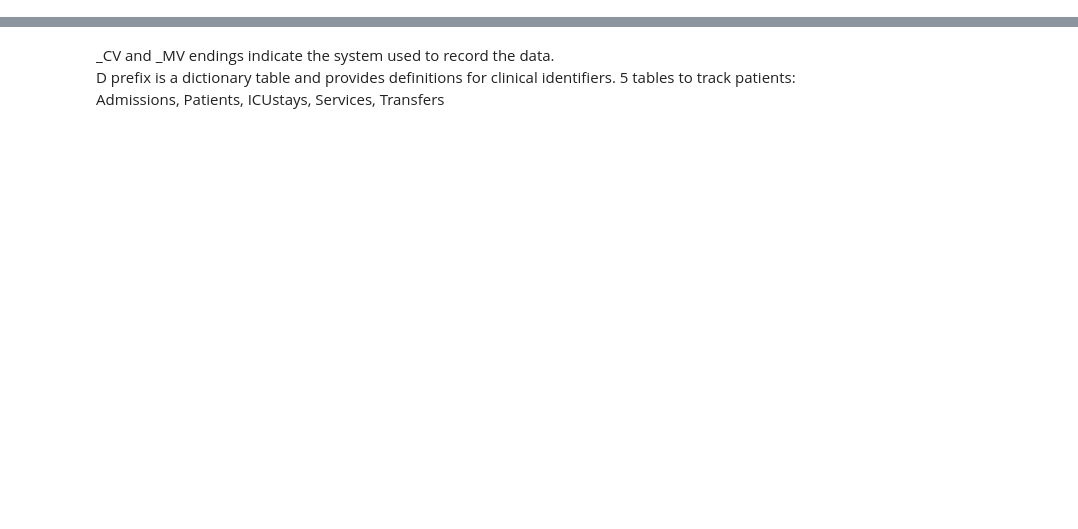
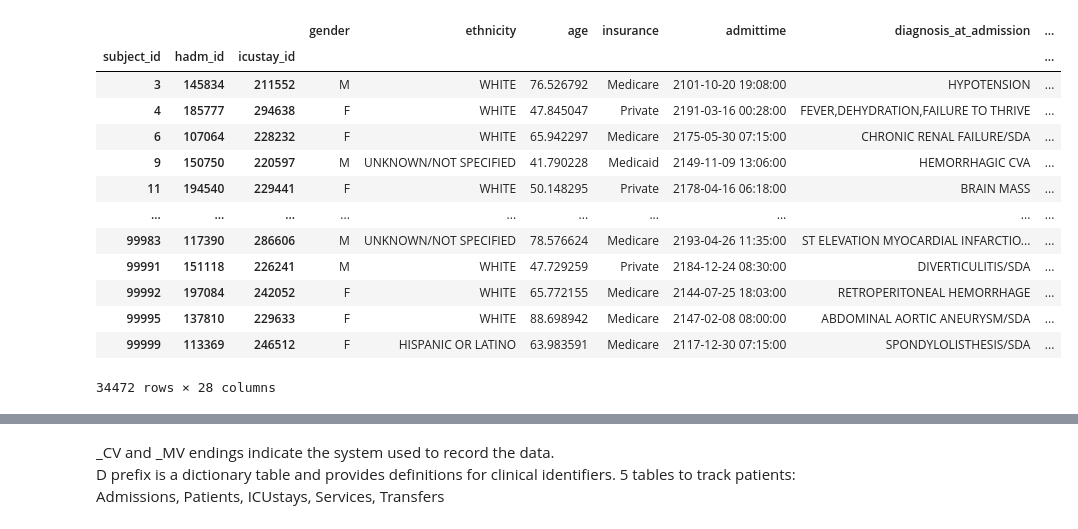
Before and after one commit to kirilklein/ehr_preprocess, a Jupyter notebook: notebooks/explore/mimic3.ipynb, the cells around one changed output, grey strips where cells are left out. Saved outputs shown, nothing was run; the diff lists cells and outputs as text; code cells hidden in the pictures; blank space fills up the shorter version.

```diff
--- a/notebooks/explore/mimic3.ipynb
+++ b/notebooks/explore/mimic3.ipynb
@@ -18,0 +58,19 @@ print(files)
+# %%
+dfp = pd.read_hdf(join(extr_path, "all_hourly_data.h5"),
+    key='patients')
+dfp
+# %% [output]
+|  |  |  | gender | ethnicity | age | insurance | admittime | diagnosis_at_admission | ... |
+| subject_id | hadm_id | icustay_id |  |  |  |  |  |  | ... |
+| 3 | 145834 | 211552 | M | WHITE | 76.526792 | Medicare | 2101-10-20 19:08:00 | HYPOTENSION | ... |
+| 4 | 185777 | 294638 | F | WHITE | 47.845047 | Private | 2191-03-16 00:28:00 | FEVER,DEHYDRATION,FAILURE TO THRIVE | ... |
+| 6 | 107064 | 228232 | F | WHITE | 65.942297 | Medicare | 2175-05-30 07:15:00 | CHRONIC RENAL FAILURE/SDA | ... |
+| 9 | 150750 | 220597 | M | UNKNOWN/NOT SPECIFIED | 41.790228 | Medicaid | 2149-11-09 13:06:00 | HEMORRHAGIC CVA | ... |
+| 11 | 194540 | 229441 | F | WHITE | 50.148295 | Private | 2178-04-16 06:18:00 | BRAIN MASS | ... |
+| ... | ... | ... | ... | ... | ... | ... | ... | ... | ... |
+| 99983 | 117390 | 286606 | M | UNKNOWN/NOT SPECIFIED | 78.576624 | Medicare | 2193-04-26 11:35:00 | ST ELEVATION MYOCARDIAL INFARCTIO... | ... |
+| 99991 | 151118 | 226241 | M | WHITE | 47.729259 | Private | 2184-12-24 08:30:00 | DIVERTICULITIS/SDA | ... |
+| 99992 | 197084 | 242052 | F | WHITE | 65.772155 | Medicare | 2144-07-25 18:03:00 | RETROPERITONEAL HEMORRHAGE | ... |
+| 99995 | 137810 | 229633 | F | WHITE | 88.698942 | Medicare | 2147-02-08 08:00:00 | ABDOMINAL AORTIC ANEURYSM/SDA | ... |
+| 99999 | 113369 | 246512 | F | HISPANIC OR LATINO | 63.983591 | Medicare | 2117-12-30 07:15:00 | SPONDYLOLISTHESIS/SDA | ... |
+34472 rows × 28 columns
```
Also changed, not shown: parts of 34 cells of this notebook, 4 other files.
